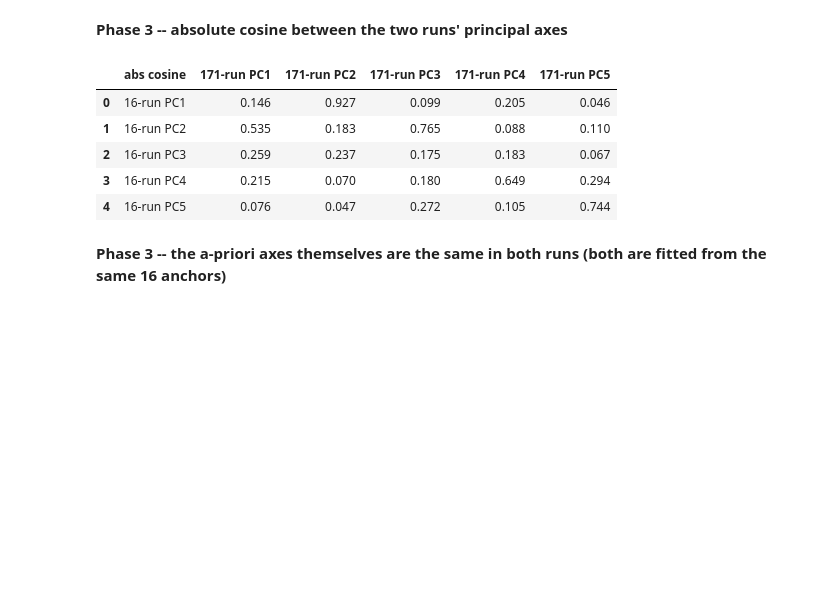
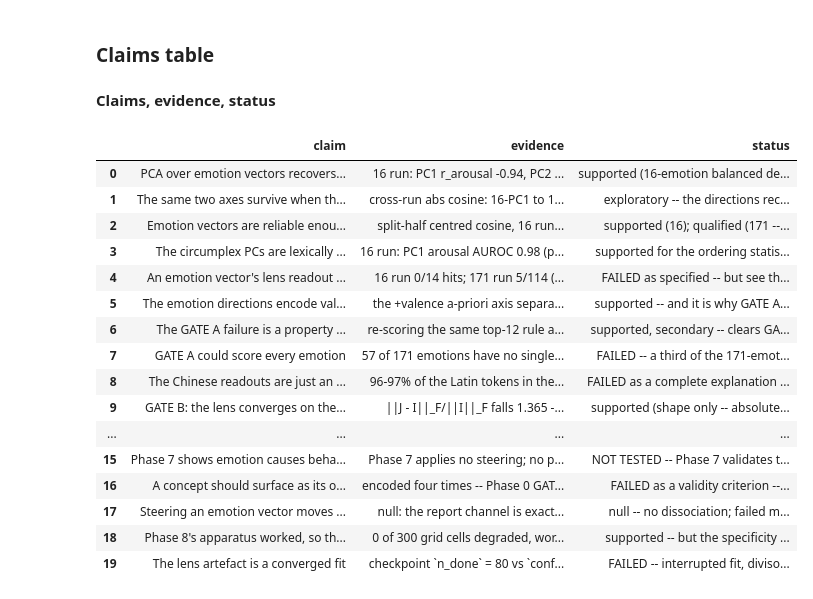
Before and after one commit to tristan-day-research/emotion_vector_perspectives, a Jupyter notebook: analysis/results_notebook.ipynb, the cells around one changed output. Drawn from its saved outputs; the diff is of its cells as text; code cells hidden in the pictures; blank space fills up the shorter version.

```diff
--- a/analysis/results_notebook.ipynb
+++ b/analysis/results_notebook.ipynb
@@ -1199,54 +758,3 @@ with guard("Phase 3 PC2-PC3 scatter"):
 # %%
-display(Markdown("### 4. Phase 3 -- do the two runs find the same axes?"))
-
-XRUN = {}
-with guard("cross-run PC correspondence"):
-    a = stload(phases("16") / "phase3_pcs.safetensors")
-    b = stload(phases("171") / "phase3_pcs.safetensors")
-    if a is None or b is None:
-        emit("> One of the PC safetensors files is missing; cross-run comparison skipped.")
-    else:
-        A = a["components"][:5].astype(np.float64)
-        B = b["components"][:5].astype(np.float64)
-        A /= np.linalg.norm(A, axis=1, keepdims=True)
-        B /= np.linalg.norm(B, axis=1, keepdims=True)
-        M = np.abs(A @ B.T)
-        tbl = pd.DataFrame(
-            M.round(3),
-            index=[f"16-run PC{i}" for i in range(1, 6)],
-            columns=[f"171-run PC{j}" for j in range(1, 6)],
-        )
-        tbl.index.name = "abs cosine"
-        emit_table(tbl.reset_index(),
-                   "Phase 3 -- absolute cosine between the two runs' principal axes")
-        XRUN = {"match_pc": (np.argmax(M, axis=1) + 1).tolist(),
-                "match_cos": M.max(axis=1).round(3).tolist()}
-
-        axis_rows = []
-        for name in ("valence_axis", "arousal_axis"):
-            if name in a and name in b:
-                va, vb = a[name].astype(np.float64), b[name].astype(np.float64)
-                axis_rows.append({
-                    "a-priori axis": name.replace("_axis", ""),
-                    "cosine between the two runs' fitted axes":
-                        float(va @ vb / np.linalg.norm(va) / np.linalg.norm(vb)),
-                })
-        if axis_rows:
-            emit_table(pd.DataFrame(axis_rows).round(4),
-                       "Phase 3 -- the a-priori axes themselves are the same in both runs "
-                       "(both are fitted from the same 16 anchors)")
-
-        best = np.argmax(M, axis=1) + 1
-        emit(
-            f"**Reading.** The correspondence is direct, not an inference from correlation "
-            f"signs: **16-run PC1 matches 171-run PC{best[0]} at |cos| = {M[0].max():.2f}**, and "
-            f"**16-run PC2 matches 171-run PC{best[1]} at |cos| = {M[1].max():.2f}**. The "
-            f"16-run's arousal axis (its PC1) and valence axis (its PC2) reappear in the 171 run "
-            f"one slot lower, displaced by a PC1 that the 16-emotion design never produces.\n\n"
-            f"Below PC2 the match degrades ({M[2].max():.2f} for 16-run PC3), which is consistent "
-            f"with Phase 3's own stability check: only "
-            f"{GATE3.get('16', {}).get('pc_stability', {}).get('n_stable', '?')}/10 and "
-            f"{GATE3.get('171', {}).get('pc_stability', {}).get('n_stable', '?')}/10 PCs clear "
-            f"the 0.8 split-half stability threshold."
-        )
+S.summary()
 # %% [output]
@@ -1254,8 +762,19 @@ with guard("cross-run PC correspondence"):
-**Phase 3 -- absolute cosine between the two runs' principal axes**
+### Claims table
+**Claims, evidence, status**
-|  | abs cosine | 171-run PC1 | 171-run PC2 | 171-run PC3 | 171-run PC4 | 171-run PC5 |
-| 0 | 16-run PC1 | 0.146 | 0.927 | 0.099 | 0.205 | 0.046 |
-| 1 | 16-run PC2 | 0.535 | 0.183 | 0.765 | 0.088 | 0.110 |
-| 2 | 16-run PC3 | 0.259 | 0.237 | 0.175 | 0.183 | 0.067 |
-| 3 | 16-run PC4 | 0.215 | 0.070 | 0.180 | 0.649 | 0.294 |
-| 4 | 16-run PC5 | 0.076 | 0.047 | 0.272 | 0.105 | 0.744 |
+|  | claim | evidence | status |
+| 0 | PCA over emotion vectors recovers... | 16 run: PC1 r_arousal -0.94, PC2 ... | supported (16-emotion balanced de... |
+| 1 | The same two axes survive when th... | cross-run abs cosine: 16-PC1 to 1... | exploratory -- the directions rec... |
+| 2 | Emotion vectors are reliable enou... | split-half centred cosine, 16 run... | supported (16); qualified (171 --... |
+| 3 | The circumplex PCs are lexically ... | 16 run: PC1 arousal AUROC 0.98 (p... | supported for the ordering statis... |
+| 4 | An emotion vector's lens readout ... | 16 run 0/14 hits; 171 run 5/114 (... | FAILED as specified -- but see th... |
+| 5 | The emotion directions encode val... | the +valence a-priori axis separa... | supported -- and it is why GATE A... |
+| 6 | The GATE A failure is a property ... | re-scoring the same top-12 rule a... | supported, secondary -- clears GA... |
+| 7 | GATE A could score every emotion | 57 of 171 emotions have no single... | FAILED -- a third of the 171-emot... |
+| 8 | The Chinese readouts are just an ... | 96-97% of the Latin tokens in the... | FAILED as a complete explanation ... |
+| 9 | GATE B: the lens converges on the... | ||J - I||_F/||I||_F falls 1.365 -... | supported (shape only -- absolute... |
+| ... | ... | ... | ... |
+| 15 | Phase 7 shows emotion causes beha... | Phase 7 applies no steering; no p... | NOT TESTED -- Phase 7 validates t... |
+| 16 | A concept should surface as its o... | encoded four times -- Phase 0 GAT... | FAILED as a validity criterion --... |
+| 17 | Steering an emotion vector moves ... | null: the report channel is exact... | null -- no dissociation; failed m... |
+| 18 | Phase 8's apparatus worked, so th... | 0 of 300 grid cells degraded, wor... | supported -- but the specificity ... |
+| 19 | The lens artefact is a converged fit | checkpoint `n_done` = 80 vs `conf... | FAILED -- interrupted fit, diviso... |
-**Phase 3 -- the a-priori axes themselves are the same in both runs (both are fitted from the same 16 anchors)**
```
Also changed, not shown: parts of 51 cells of this notebook, 40 other files.
